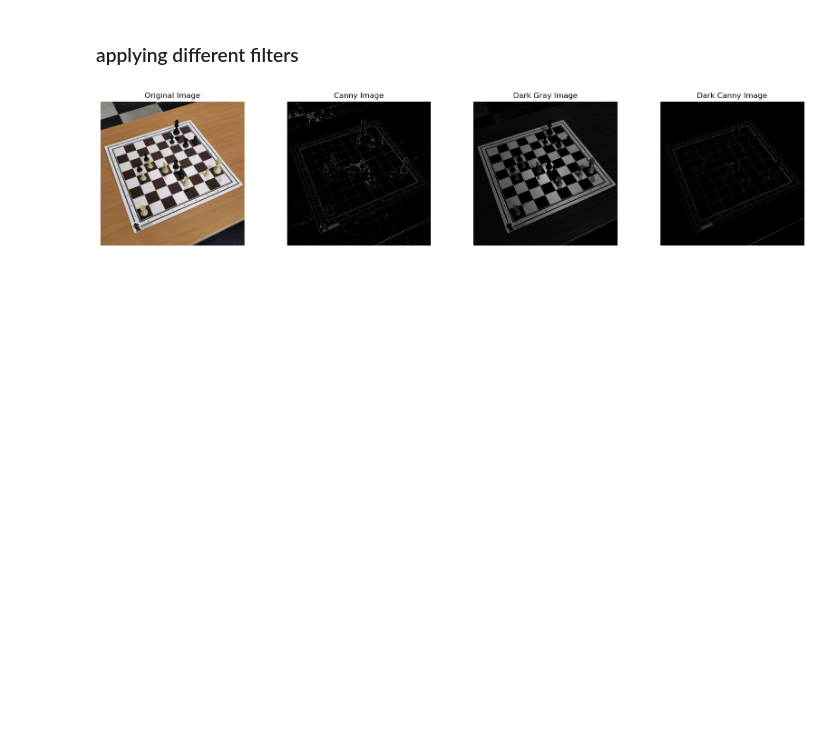
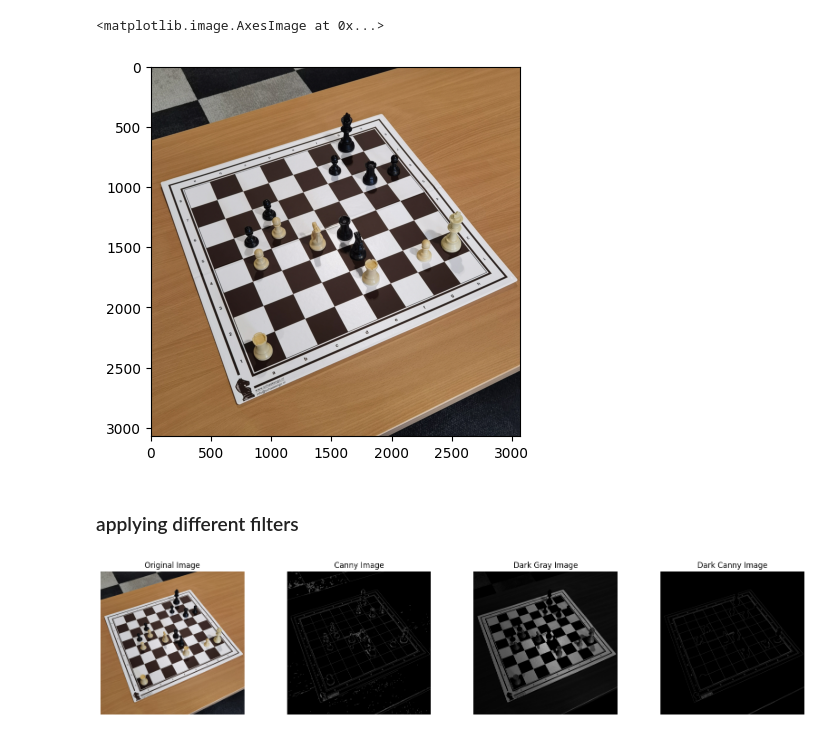
Before and after one commit to wesdpre/-Detect_the_chess_board_and_chess_pieces, a Jupyter notebook: chess-recognition-pipeline.ipynb, the cells around one changed output. Saved outputs shown, nothing was run; the diff lists cells and outputs as text; code cells hidden in the pictures; blank space fills up the shorter version.

```diff
--- a/chess-recognition-pipeline.ipynb
+++ b/chess-recognition-pipeline.ipynb
@@ -10,10 +10,14 @@ dataDir = 'images' # Change this, according to your images' directory path
 # %%
 # Open image
 image = cv2.imread(os.path.join(dataDir, 'G000_IMG062.jpg')) # Change this, according to your image's path
-
+rgb = cv2.cvtColor(image, cv2.COLOR_BGR2RGB)
 # cv2.imshow("Image", image)
 # cv2.waitKey(0)
 # cv2.destroyAllWindows()
+plt.imshow(rgb)
+# %% [output]
+<matplotlib.image.AxesImage at 0x...>
+[figure, added]
 # %% [markdown]
 ### applying different filters
 # %%
```
Also changed, not shown: parts of 4 cells of this notebook, 1 other file.
